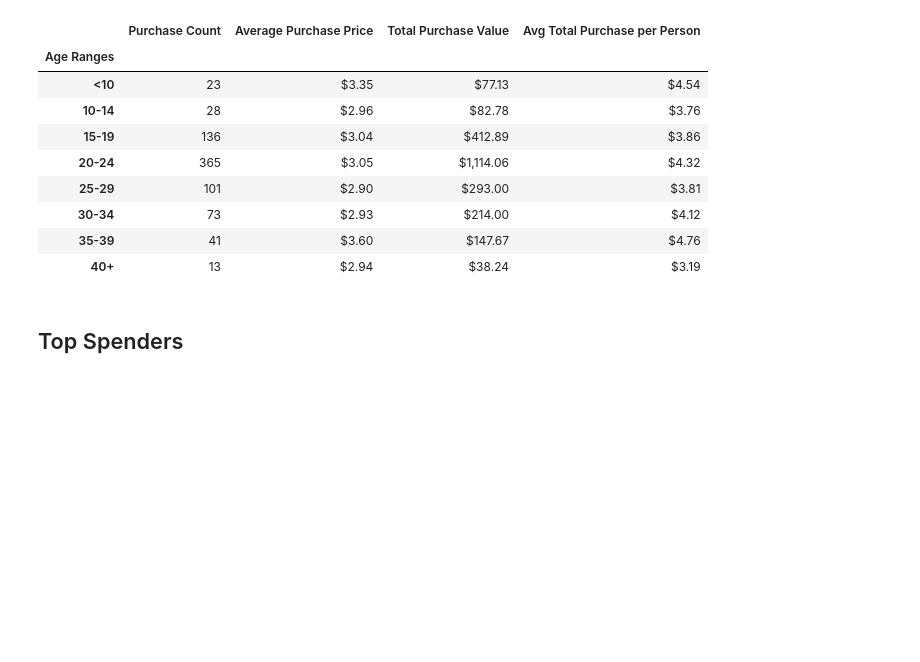
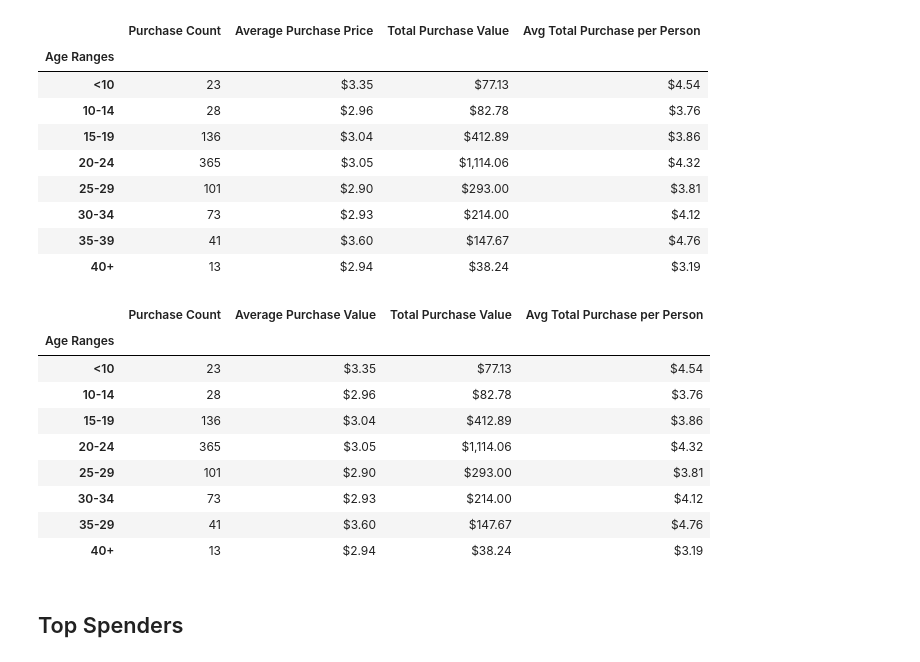
Before and after one commit to priyamittal96/pandas-challenge, a Jupyter notebook: HeroesOfPymoli/HeroesOfPymoli_starter.ipynb, the cells around one changed output. Cells and saved outputs as stored; diff of their text form; code cells hidden in the pictures; blank space fills up the shorter version.

Commit message:
Purchasing analysis by age table

```diff
--- a/HeroesOfPymoli/HeroesOfPymoli_starter.ipynb
+++ b/HeroesOfPymoli/HeroesOfPymoli_starter.ipynb
@@ -300,3 +294,38 @@ See the caveats in the documentation: http://pandas.pydata.org/pandas-docs/stabl
+# %%
+# Bin the purchase_data data frame by age
+# Run basic calculations to obtain purchase count, avg. purchase price, avg. purchase total per person etc. in the table below
+# Create a summary data frame to hold the results
+# Optional: give the displayed data cleaner formatting
+# Summary Table
+
+bins = [0,9,14,19,24,29,34,39,45]
+bin_names = ["<10","10-14","15-19","20-24","25-29","30-34","35-29","40+"]
+purchase_df["Age Ranges"] = pd.cut(purchase_df["Age"],bins, labels = bin_names, include_lowest = True)
+age_purchasing_df = purchase_df[["Age Ranges","Price"]]
+age_purchasing_df = age_purchasing_df.groupby("Age Ranges")
+purchasing_age_df = pd.DataFrame(purchase_df["Age Ranges"].value_counts())
+purchasing_age_df["Average Purchase Value"] = age_purchasing_df.mean()["Price"]
+purchasing_age_df["Total Purchase Value"] = age_purchasing_df.sum()["Price"]
+purchasing_age_df["Avg Total Purchase per Person"] = purchasing_age_df["Total Purchase Value"]/bin_df["Total Count"]
+
+purchasing_age_df["Average Purchase Value"] = purchasing_age_df["Average Purchase Value"].astype(float).map("${:,.2f}".format)
+purchasing_age_df["Total Purchase Value"] = purchasing_age_df["Total Purchase Value"].astype(float).map("${:,.2f}".format)
+purchasing_age_df["Avg Total Purchase per Person"] = purchasing_age_df["Avg Total Purchase per Person"].astype(float).map("${:,.2f}".format)
+purchasing_age_df = purchasing_age_df.rename(columns={"Age Ranges":"Purchase Count"})
+purchasing_age_df = purchasing_age_df.loc[["<10","10-14","15-19","20-24","25-29","30-34","35-29","40+"], :]
+purchasing_age_df.index.name = "Age Ranges"
+purchasing_age_df
+# %% [output]
+|  | Purchase Count | Average Purchase Value | Total Purchase Value | Avg Total Purchase per Person |
+| Age Ranges |  |  |  |  |
+| <10 | 23 | $3.35 | $77.13 | $4.54 |
+| 10-14 | 28 | $2.96 | $82.78 | $3.76 |
+| 15-19 | 136 | $3.04 | $412.89 | $3.86 |
+| 20-24 | 365 | $3.05 | $1,114.06 | $4.32 |
+| 25-29 | 101 | $2.90 | $293.00 | $3.81 |
+| 30-34 | 73 | $2.93 | $214.00 | $4.12 |
+| 35-29 | 41 | $3.60 | $147.67 | $4.76 |
+| 40+ | 13 | $2.94 | $38.24 | $3.19 |
 # %% [markdown]
 ## Top Spenders
 # %% [markdown]
```
Also changed, not shown: parts of 1 cell of this notebook.
